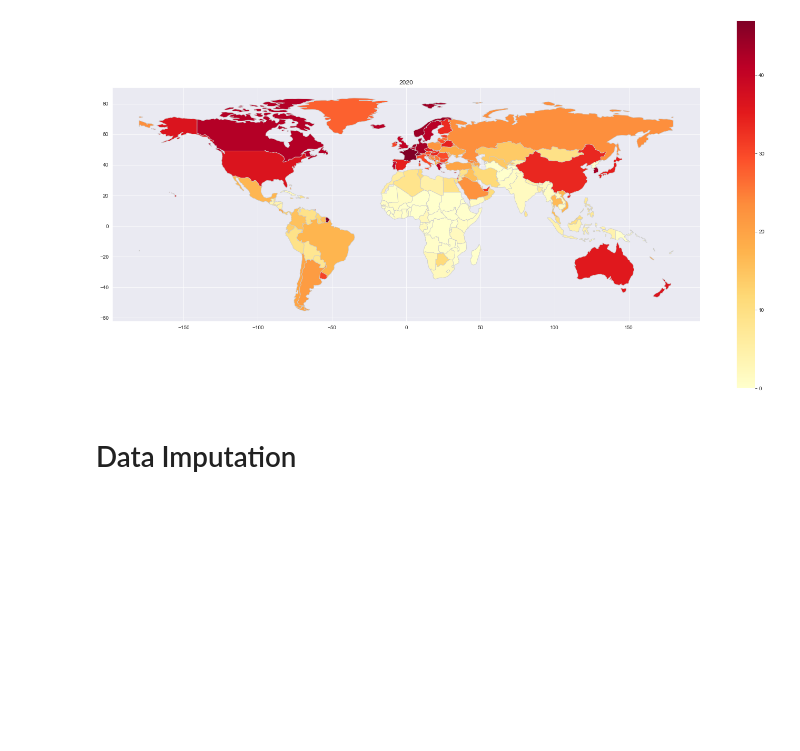
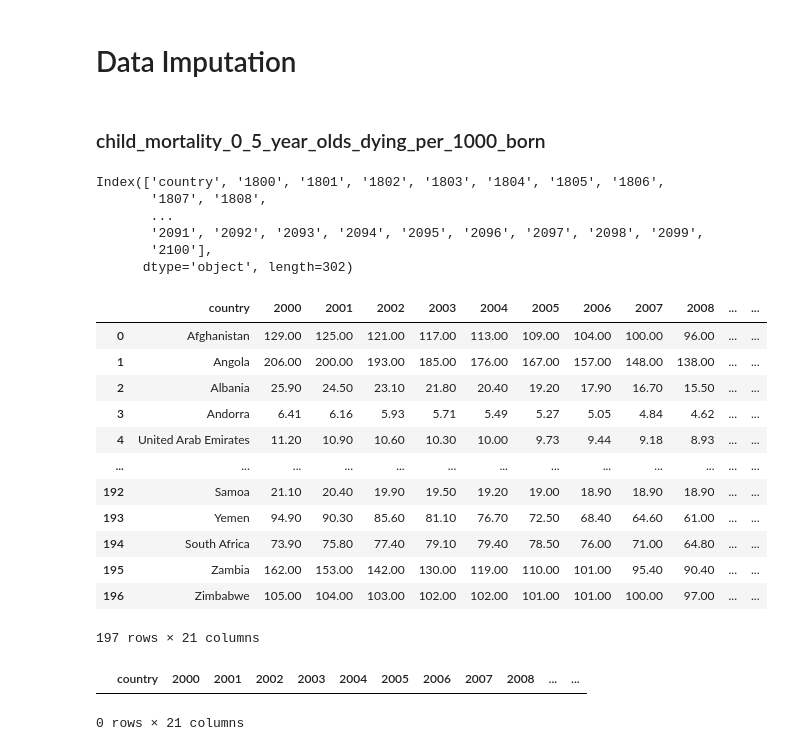
Before and after one commit to Norbert-Podgorski/Child-Mortality-Prediction-Bayesian-Model, a Jupyter notebook: KPI_analysis.ipynb, the cells around one changed output. Cells and saved outputs as stored; diff of their text form; code cells hidden in the pictures; blank space fills up the shorter version.

```diff
--- a/KPI_analysis.ipynb
+++ b/KPI_analysis.ipynb
@@ -65,6 +44,4 @@ plot_global_map(gpd_global_internet_users, 'Cellular Subscription', 2020)
 # %%
-plot_global_map(gpd_global_internet_users, 'Broadband Subscription', 2020)
+# plot_global_map(gpd_global_internet_users, 'Broadband Subscription', 2020)
-# %% [output]
-[figure, removed]
 # %% [markdown]
 # Data Imputation
@@ -70,0 +55,33 @@ plot_global_map(gpd_global_internet_users, 'Broadband Subscription', 2020)
+# %% [markdown]
+### child_mortality_0_5_year_olds_dying_per_1000_born
+# %%
+child_mortality_df.columns
+# %% [output]
+Index(['country', '1800', '1801', '1802', '1803', '1804', '1805', '1806',
+       '1807', '1808',
+       ...
+       '2091', '2092', '2093', '2094', '2095', '2096', '2097', '2098', '2099',
+       '2100'],
+      dtype='object', length=302)
+# %%
+child_mortality_df = child_mortality_df[["country"] + years_range]
+child_mortality_df
+# %% [output]
+|  | country | 2000 | 2001 | 2002 | 2003 | 2004 | 2005 | 2006 | 2007 | 2008 | ... | ... |
+| 0 | Afghanistan | 129.00 | 125.00 | 121.00 | 117.00 | 113.00 | 109.00 | 104.00 | 100.00 | 96.00 | ... | ... |
+| 1 | Angola | 206.00 | 200.00 | 193.00 | 185.00 | 176.00 | 167.00 | 157.00 | 148.00 | 138.00 | ... | ... |
+| 2 | Albania | 25.90 | 24.50 | 23.10 | 21.80 | 20.40 | 19.20 | 17.90 | 16.70 | 15.50 | ... | ... |
+| 3 | Andorra | 6.41 | 6.16 | 5.93 | 5.71 | 5.49 | 5.27 | 5.05 | 4.84 | 4.62 | ... | ... |
+| 4 | United Arab Emirates | 11.20 | 10.90 | 10.60 | 10.30 | 10.00 | 9.73 | 9.44 | 9.18 | 8.93 | ... | ... |
+| ... | ... | ... | ... | ... | ... | ... | ... | ... | ... | ... | ... | ... |
+| 192 | Samoa | 21.10 | 20.40 | 19.90 | 19.50 | 19.20 | 19.00 | 18.90 | 18.90 | 18.90 | ... | ... |
+| 193 | Yemen | 94.90 | 90.30 | 85.60 | 81.10 | 76.70 | 72.50 | 68.40 | 64.60 | 61.00 | ... | ... |
+| 194 | South Africa | 73.90 | 75.80 | 77.40 | 79.10 | 79.40 | 78.50 | 76.00 | 71.00 | 64.80 | ... | ... |
+| 195 | Zambia | 162.00 | 153.00 | 142.00 | 130.00 | 119.00 | 110.00 | 101.00 | 95.40 | 90.40 | ... | ... |
+| 196 | Zimbabwe | 105.00 | 104.00 | 103.00 | 102.00 | 102.00 | 101.00 | 101.00 | 100.00 | 97.00 | ... | ... |
+197 rows × 21 columns
+# %%
+child_mortality_df[child_mortality_df.isna().any(axis=1)]
+# %% [output]
+|  | country | 2000 | 2001 | 2002 | 2003 | 2004 | 2005 | 2006 | 2007 | 2008 | ... | ... |
+0 rows × 21 columns
```
Also changed, not shown: parts of 52 cells of this notebook.
